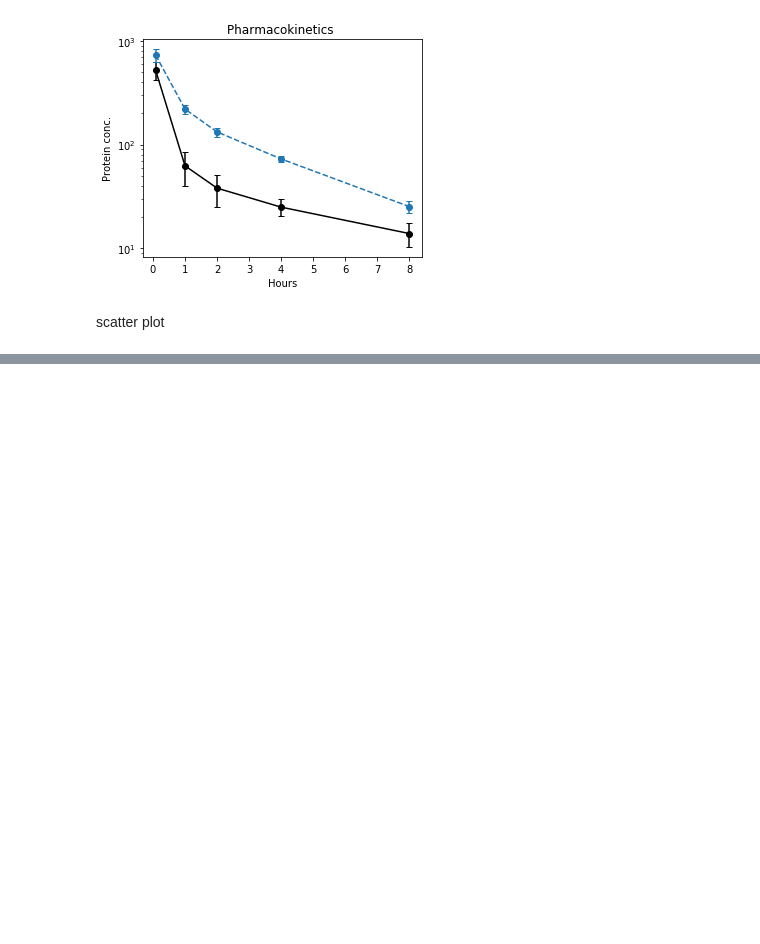
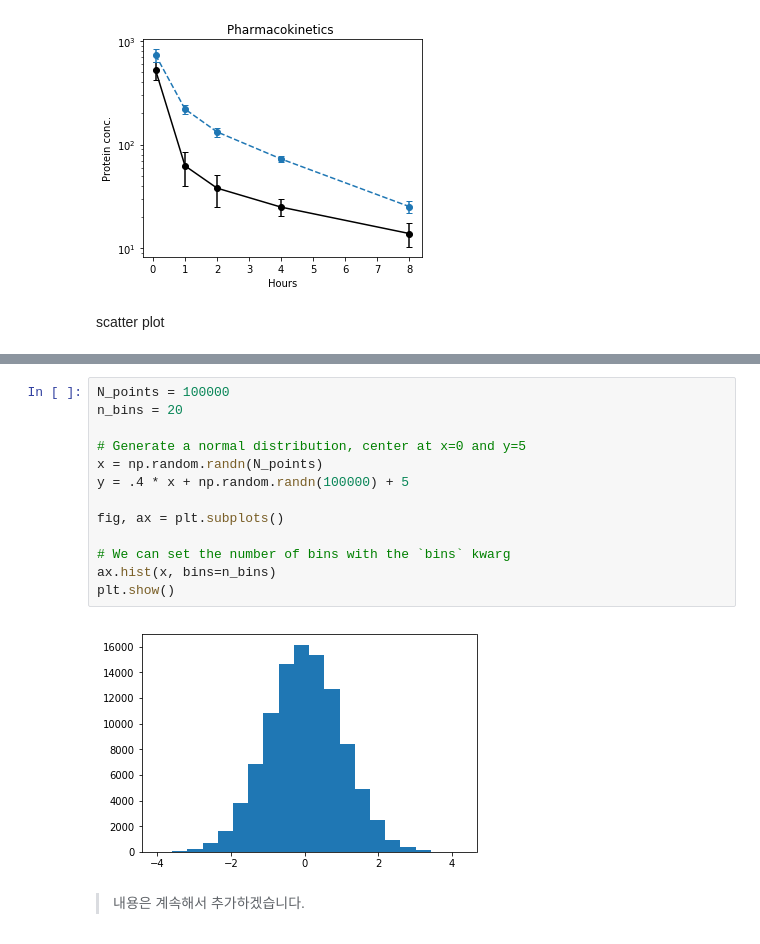
Before and after one commit to partrita/partrita.github.io, a Jupyter notebook: posts/matplotlib-examples.ipynb, the cells around one changed output, grey strips where cells are left out. Drawn from its saved outputs; the diff is of its cells as text; blank space fills up the shorter version.

```diff
--- a/posts/matplotlib-examples.ipynb
+++ b/posts/matplotlib-examples.ipynb
@@ -155,0 +181,17 @@ ax.set_xticklabels(['Sample1', 'Sample2', 'Sample3', 'Sample4'])
+# %%
+N_points = 100000
+n_bins = 20
+
+# Generate a normal distribution, center at x=0 and y=5
+x = np.random.randn(N_points)
+y = .4 * x + np.random.randn(100000) + 5
+
+fig, ax = plt.subplots()
+
+# We can set the number of bins with the `bins` kwarg
+ax.hist(x, bins=n_bins)
+plt.show()
+# %% [output]
+[figure, added]
+# %% [markdown]
+> 내용은 계속해서 추가하겠습니다.
```
Also changed, not shown: parts of 7 cells of this notebook, 6 other files.
